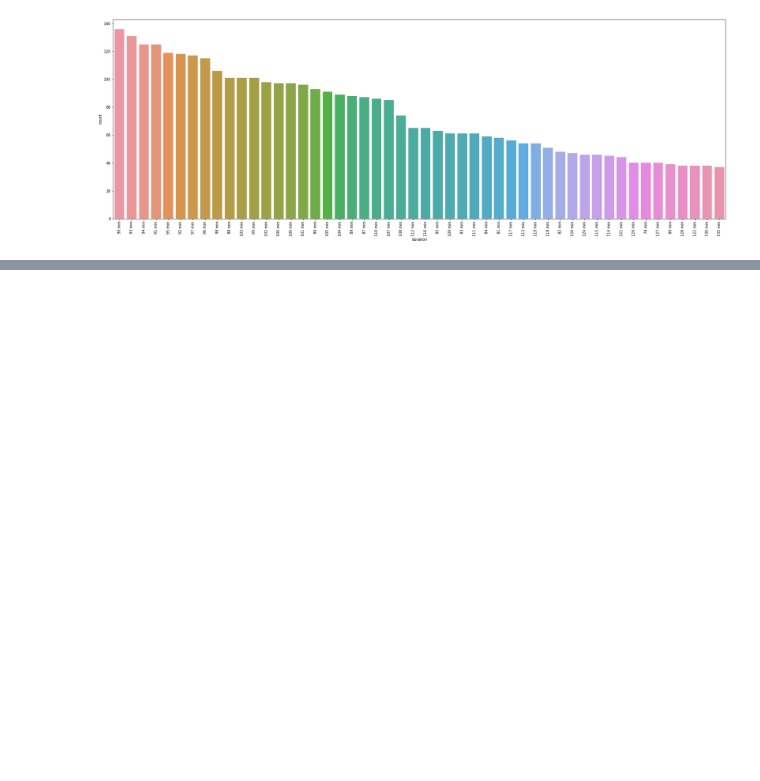
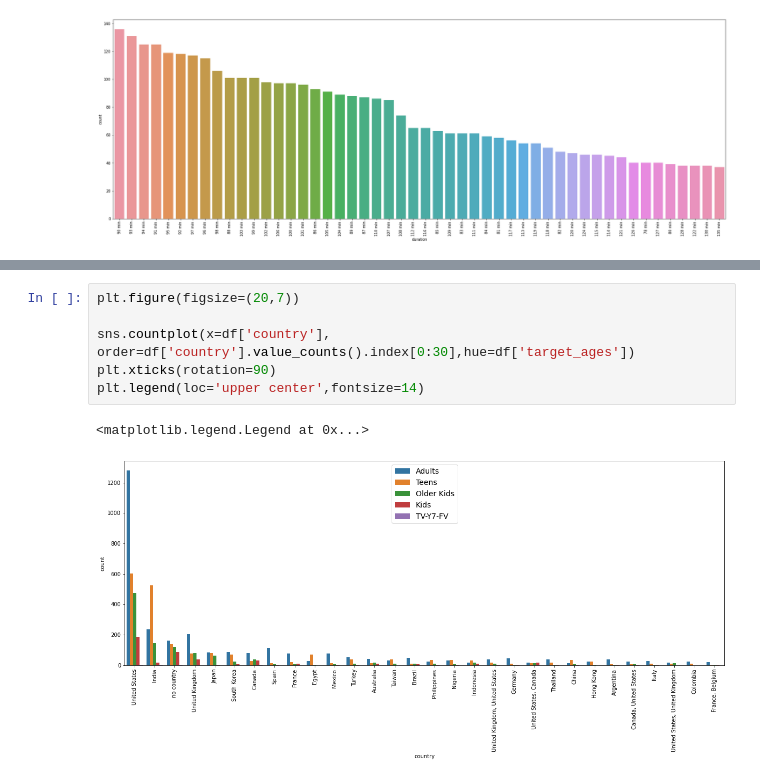
Before and after one commit to Zeeshan00789/NETFLIX-MOVIES-AND-TV-SHOWS-CLUSTERING-, a Jupyter notebook: NETFLIX_MOVIES_AND_TV_SHOWS_CLUSTERING.ipynb, the cells around one changed output, grey strips where cells are left out. Drawn from its saved outputs; the diff is of its cells as text; blank space fills up the shorter version.

```diff
--- a/NETFLIX_MOVIES_AND_TV_SHOWS_CLUSTERING.ipynb
+++ b/NETFLIX_MOVIES_AND_TV_SHOWS_CLUSTERING.ipynb
@@ -392,0 +422,9 @@ NameError: ignored
+# %%
+plt.figure(figsize=(20,7))
+
+sns.countplot(x=df['country'], order=df['country'].value_counts().index[0:30],hue=df['target_ages'])
+plt.xticks(rotation=90)
+plt.legend(loc='upper center',fontsize=14)
+# %% [output]
+<matplotlib.legend.Legend at 0x...>
+[figure, added]
```
Also changed, not shown: parts of 7 cells of this notebook.
